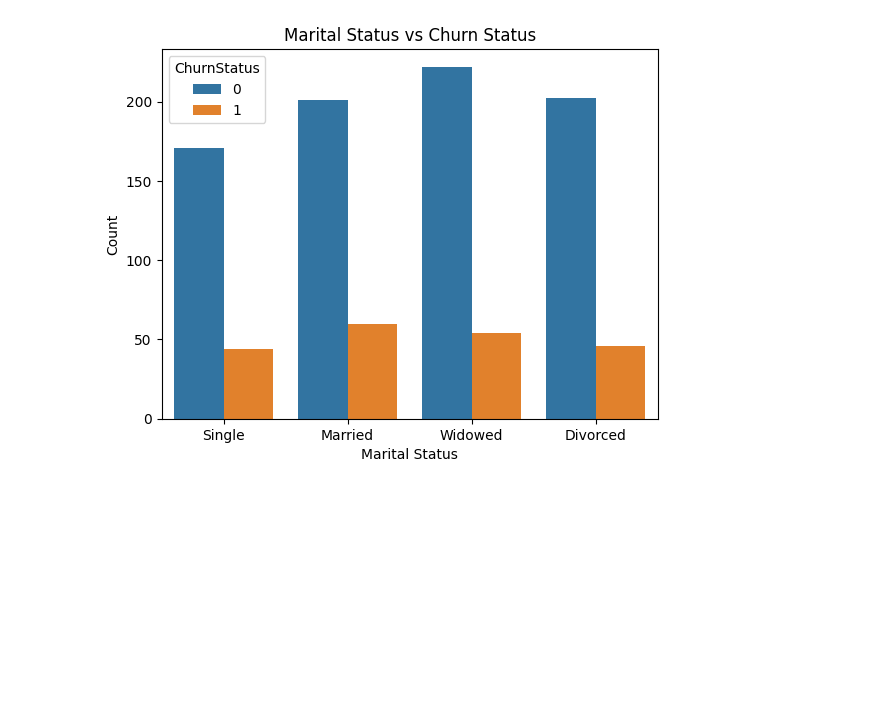
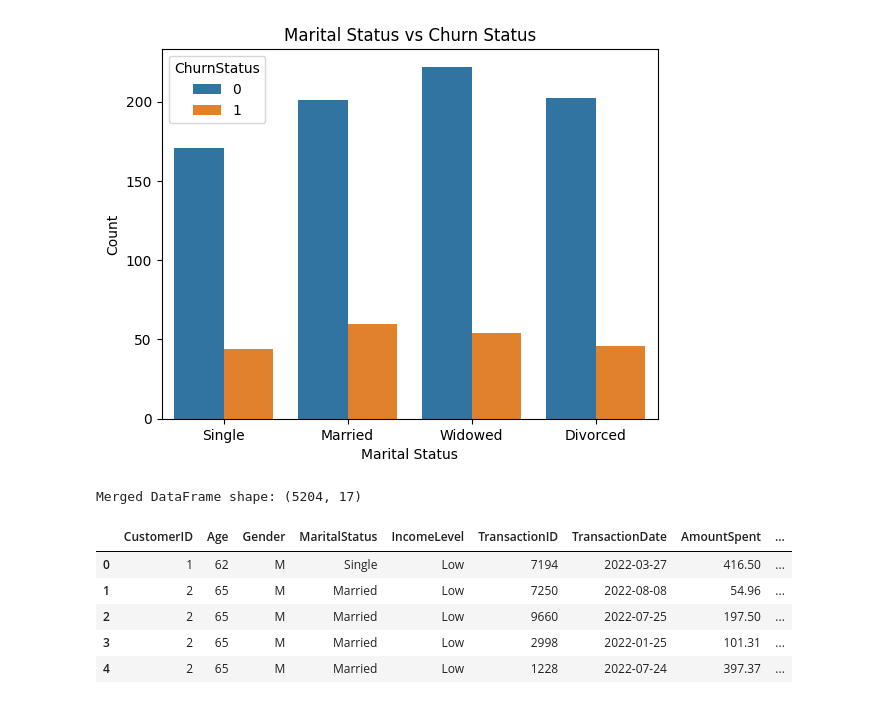
Before and after one commit to rujulbakshi24/Customer-Churn-Prediction-Model, a Jupyter notebook: predictive_model.ipynb, the cells around one changed output. Cells and saved outputs as stored; diff of their text form; code cells hidden in the pictures; blank space fills up the shorter version.

```diff
--- a/predictive_model.ipynb
+++ b/predictive_model.ipynb
@@ -115,3 +115,26 @@ df = pd.get_dummies(df, columns=['Gender', 'MaritalStatus', 'IncomeLevel'], drop
 from sklearn.preprocessing import StandardScaler
 scaler = StandardScaler()
 df['Age'] = scaler.fit_transform(df[['Age']])
+# %%
+demographics_df = pd.read_excel("Customer_Churn_Data_Large.xlsx", sheet_name='Customer_Demographics')
+transactions_df = pd.read_excel("Customer_Churn_Data_Large.xlsx", sheet_name='Transaction_History')
+service_df = pd.read_excel("Customer_Churn_Data_Large.xlsx", sheet_name='Customer_Service')
+online_df = pd.read_excel("Customer_Churn_Data_Large.xlsx", sheet_name='Online_Activity')
+churn_df = pd.read_excel("Customer_Churn_Data_Large.xlsx", sheet_name='Churn_Status')
+
+
+df_merged = demographics_df.merge(transactions_df, on='CustomerID', how='inner')
+df_merged = df_merged.merge(service_df, on='CustomerID', how='inner')
+df_merged = df_merged.merge(online_df, on='CustomerID', how='inner')
+df_merged = df_merged.merge(churn_df, on='CustomerID', how='inner')
+
+print("Merged DataFrame shape:", df_merged.shape)
+df_merged.head()
+# %% [output]
+Merged DataFrame shape: (5204, 17)
+|  | CustomerID | Age | Gender | MaritalStatus | IncomeLevel | TransactionID | TransactionDate | AmountSpent | ... |
+| 0 | 1 | 62 | M | Single | Low | 7194 | 2022-03-27 | 416.50 | ... |
+| 1 | 2 | 65 | M | Married | Low | 7250 | 2022-08-08 | 54.96 | ... |
+| 2 | 2 | 65 | M | Married | Low | 9660 | 2022-07-25 | 197.50 | ... |
+| 3 | 2 | 65 | M | Married | Low | 2998 | 2022-01-25 | 101.31 | ... |
+| 4 | 2 | 65 | M | Married | Low | 1228 | 2022-07-24 | 397.37 | ... |
```
Also changed, not shown: parts of 6 cells of this notebook, 1 other file.
